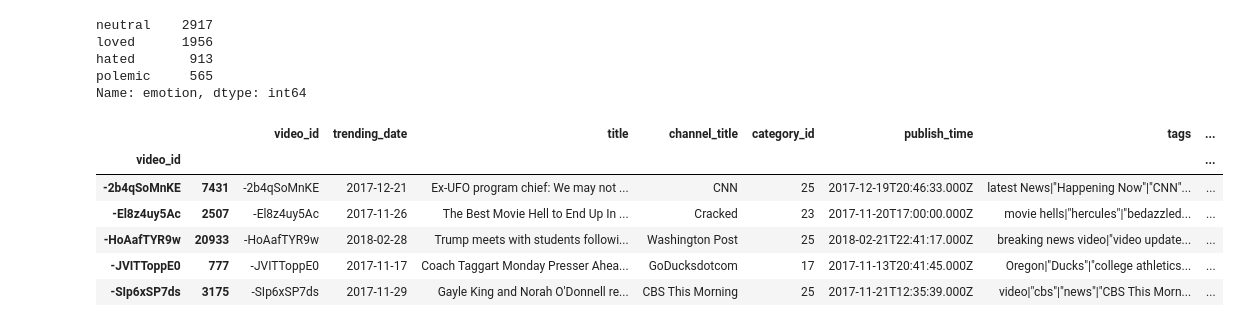
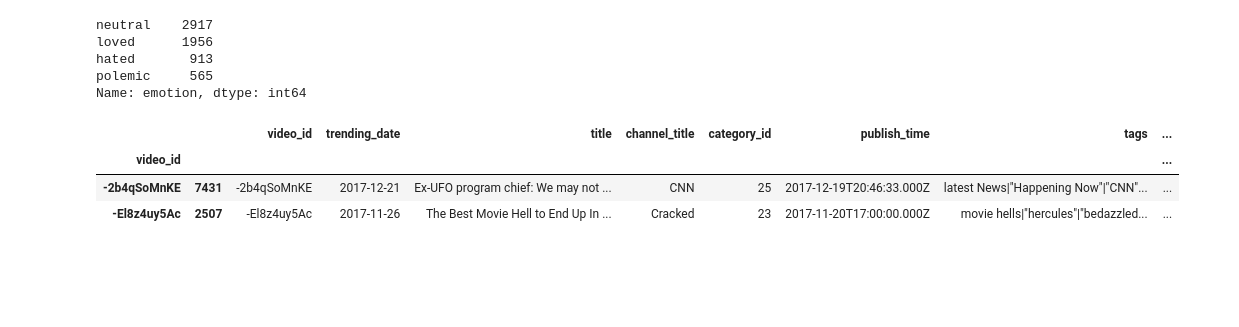
Before and after one commit to criswada/Lovelace, a Jupyter notebook: notebooks/Sentiment_Analysis_Youtube.ipynb, the cells around one changed output. Cells and saved outputs as stored; diff of their text form; code cells hidden in the pictures; blank space fills up the shorter version.

```diff
--- a/notebooks/Sentiment_Analysis_Youtube.ipynb
+++ b/notebooks/Sentiment_Analysis_Youtube.ipynb
@@ -90,13 +90,10 @@ hated       913
 polemic     565
 Name: emotion, dtype: int64
 # %%
-df_last.loc[df_last.emotion== 'hated', :].head()
+df_last.loc[df_last.emotion== 'hated', :].head(2)
 # %% [output]
 |  |  | video_id | trending_date | title | channel_title | category_id | publish_time | tags | ... |
 | video_id |  |  |  |  |  |  |  |  | ... |
 | -2b4qSoMnKE | 7431 | -2b4qSoMnKE | 2017-12-21 | Ex-UFO program chief: We may not ... | CNN | 25 | 2017-12-19T20:46:33.000Z | latest News|"Happening Now"|"CNN"... | ... |
 | -El8z4uy5Ac | 2507 | -El8z4uy5Ac | 2017-11-26 | The Best Movie Hell to End Up In ... | Cracked | 23 | 2017-11-20T17:00:00.000Z | movie hells|"hercules"|"bedazzled... | ... |
-| -HoAafTYR9w | 20933 | -HoAafTYR9w | 2018-02-28 | Trump meets with students followi... | Washington Post | 25 | 2018-02-21T22:41:17.000Z | breaking news video|"video update... | ... |
-| -JVITToppE0 | 777 | -JVITToppE0 | 2017-11-17 | Coach Taggart Monday Presser Ahea... | GoDucksdotcom | 17 | 2017-11-13T20:41:45.000Z | Oregon|"Ducks"|"college athletics... | ... |
-| -SIp6xSP7ds | 3175 | -SIp6xSP7ds | 2017-11-29 | Gayle King and Norah O'Donnell re... | CBS This Morning | 25 | 2017-11-21T12:35:39.000Z | video|"cbs"|"news"|"CBS This Morn... | ... |
 # %%
```
Also changed, not shown: parts of 5 cells of this notebook.
